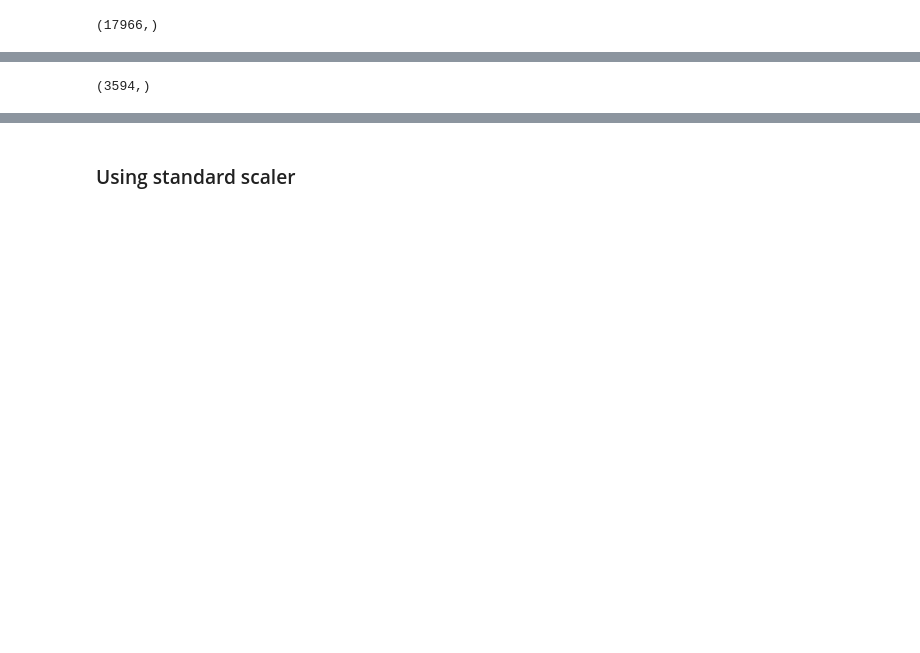
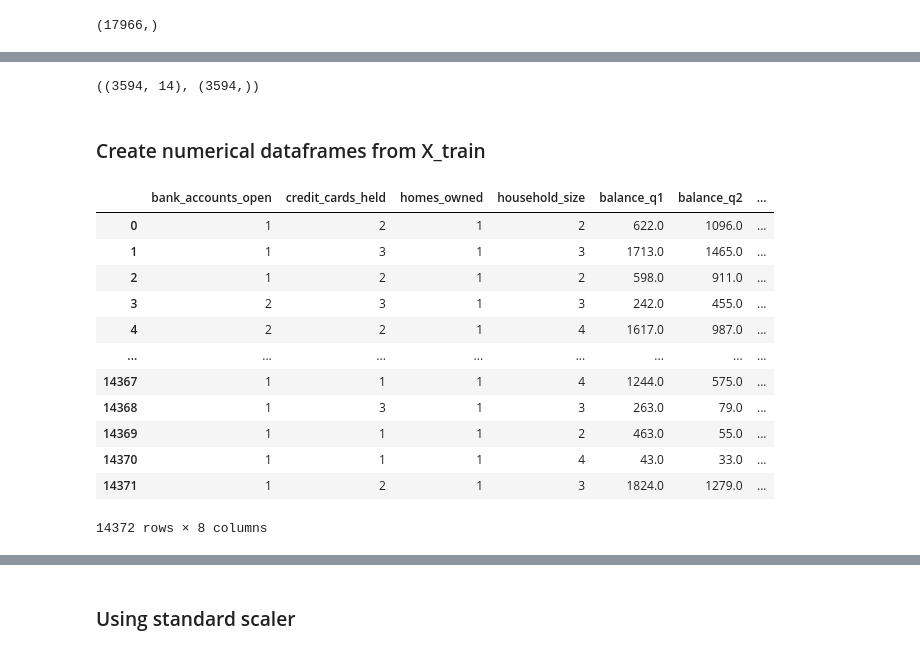
Before and after one commit to LeonardoOlmos/credit-card-offer, a Jupyter notebook: credit_card_offer_classification.ipynb, the cells around one changed output, grey strips where cells are left out. Drawn from its saved outputs; the diff is of its cells as text; code cells hidden in the pictures; blank space fills up the shorter version.

```diff
--- a/credit_card_offer_classification.ipynb
+++ b/credit_card_offer_classification.ipynb
@@ -426,4 +403,0 @@ Index(['reward', 'mailer_type', 'overdraft_protection', 'own_your_home'], dtype=
-# %%
-categorical_data = pd.get_dummies(categorical_data, drop_first=True)
-# %%
-categorical_data = categorical_data.reset_index(drop=True)
@@ -494,2 +403,0 @@ rating_data.shape
-# %%
-categorical_data = pd.concat([categorical_data, income_data, rating_data], axis = 1)
@@ -582,4 +444,4 @@ y_train.shape
 # %%
-y_test.shape
+X_test.shape, y_test.shape
 # %% [output]
-(3594,)
+((3594, 14), (3594,))
@@ -588,0 +451,20 @@ categorical_cols = ['reward_cash_back', 'reward_points', 'mailer_type_postcard',
+# %% [markdown]
+### Create numerical dataframes from X_train
+# %%
+X_train_numerical = X_train[numerical_cols].reset_index(drop = True)
+# %%
+X_train_numerical
+# %% [output]
+|  | bank_accounts_open | credit_cards_held | homes_owned | household_size | balance_q1 | balance_q2 | ... |
+| 0 | 1 | 2 | 1 | 2 | 622.0 | 1096.0 | ... |
+| 1 | 1 | 3 | 1 | 3 | 1713.0 | 1465.0 | ... |
+| 2 | 1 | 2 | 1 | 2 | 598.0 | 911.0 | ... |
+| 3 | 2 | 3 | 1 | 3 | 242.0 | 455.0 | ... |
+| 4 | 2 | 2 | 1 | 4 | 1617.0 | 987.0 | ... |
+| ... | ... | ... | ... | ... | ... | ... | ... |
+| 14367 | 1 | 1 | 1 | 4 | 1244.0 | 575.0 | ... |
+| 14368 | 1 | 3 | 1 | 3 | 263.0 | 79.0 | ... |
+| 14369 | 1 | 1 | 1 | 2 | 463.0 | 55.0 | ... |
+| 14370 | 1 | 1 | 1 | 4 | 43.0 | 33.0 | ... |
+| 14371 | 1 | 2 | 1 | 3 | 1824.0 | 1279.0 | ... |
+14372 rows × 8 columns
```
Also changed, not shown: parts of 132 cells of this notebook, 2 other files.
